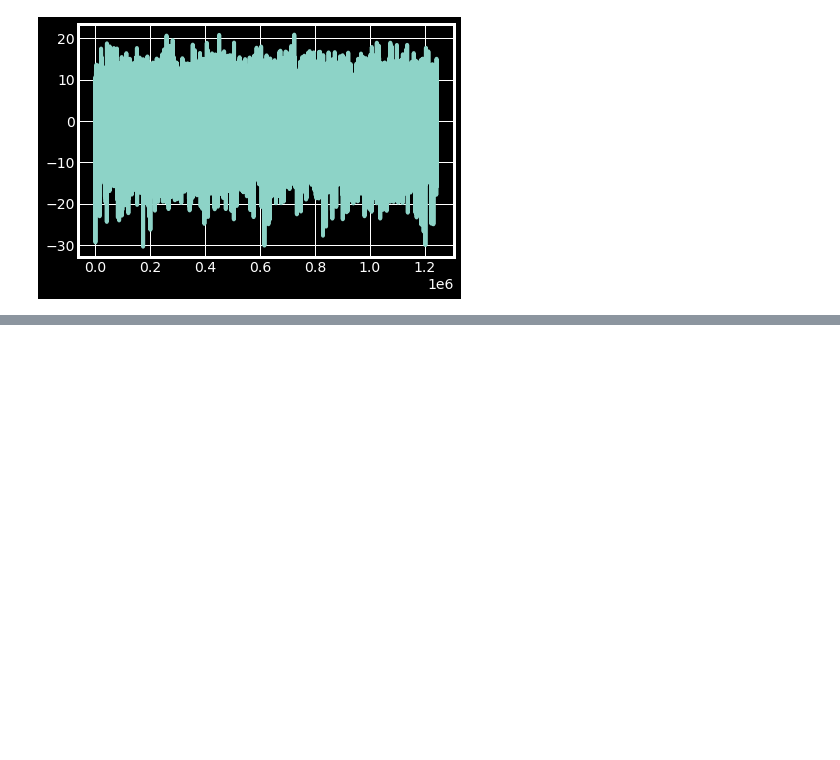
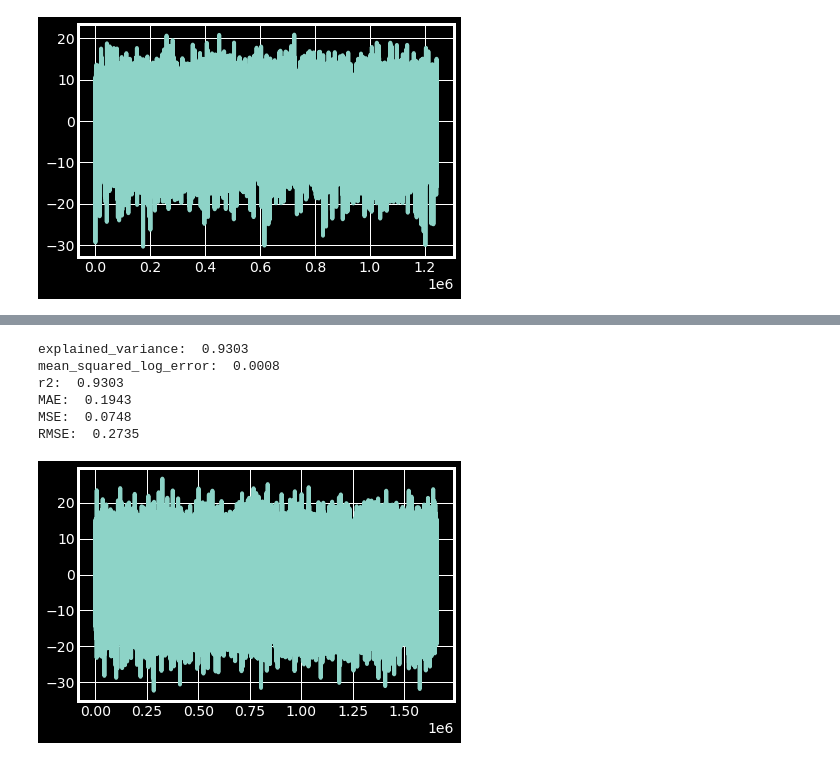
Before and after one commit to sonalS2210/mechademy-hiring-challenge, a Jupyter notebook: data_enegineering.ipynb, the cells around one changed output, grey strips where cells are left out. Saved outputs shown, nothing was run; the diff lists cells and outputs as text; code cells hidden in the pictures; blank space fills up the shorter version.

Commit message:
Add bayesiam optimization

```diff
--- a/data_enegineering.ipynb
+++ b/data_enegineering.ipynb
@@ -953,0 +983,12 @@ plt.show()
+# %%
+# params = {'max_depth': (5, 11), 'min_child_weight':(4, 10), 'n_estimators': (70, 130), 'eta':(0.05, 0,12), 'colsample_bytree': (0.3, 0.9)}
+params ={'max_depth':(8, 11),
+            'min_child_weight': (3, 9),
+            'colsample_bytree':(0.6, 1),
+            'learning_rate':(0.05, 0.13),
+            'n_estimators':(100, 120)
+}
+xgb_bo = BayesianOptimization(baye_opt, params)
+# Use the expected improvement acquisition function to handle negative numbers
+# Optimally needs quite a few more initiation points and number of iterations
+xgb_bo.maximize(init_points=7, n_iter=20, acq='ei')
@@ -953,0 +1021,15 @@ plt.show()
+# %%
+regressor=xgboost.XGBRegressor(
+             early_stopping_rounds=10,
+             learning_rate=xgb_bo.max['params']['learning_rate'],
+             max_depth=int(xgb_bo.max['params']['max_depth']),
+             min_child_weight=int(xgb_bo.max['params']['min_child_weight']),
+             n_estimators=int(xgb_bo.max['params']['n_estimators']),
+             colsample_bytree=xgb_bo.max['params']['colsample_bytree'],
+             n_jobs=-1,
+             tree_method='hist',
+             objective='reg:squarederror'
+             )
+# %%
+eval_set = [(X_test, y_test)]
+regressor.fit(X_train,y_train, eval_set=eval_set)
@@ -953,0 +1064,16 @@ plt.show()
+# %%
+y_pred = regressor.predict(X_train)
+regression_results(y_train.values, y_pred)
+# %% [output]
+explained_variance:  0.9303
+mean_squared_log_error:  0.0008
+r2:  0.9303
+MAE:  0.1943
+MSE:  0.0748
+RMSE:  0.2735
+# %%
+perc_error_train = (y_train.values - y_pred)/y_train.values*100
+plt.plot(perc_error_train)
+plt.show()
+# %% [output]
+[figure, added]
```
Also changed, not shown: parts of 8 cells of this notebook.
